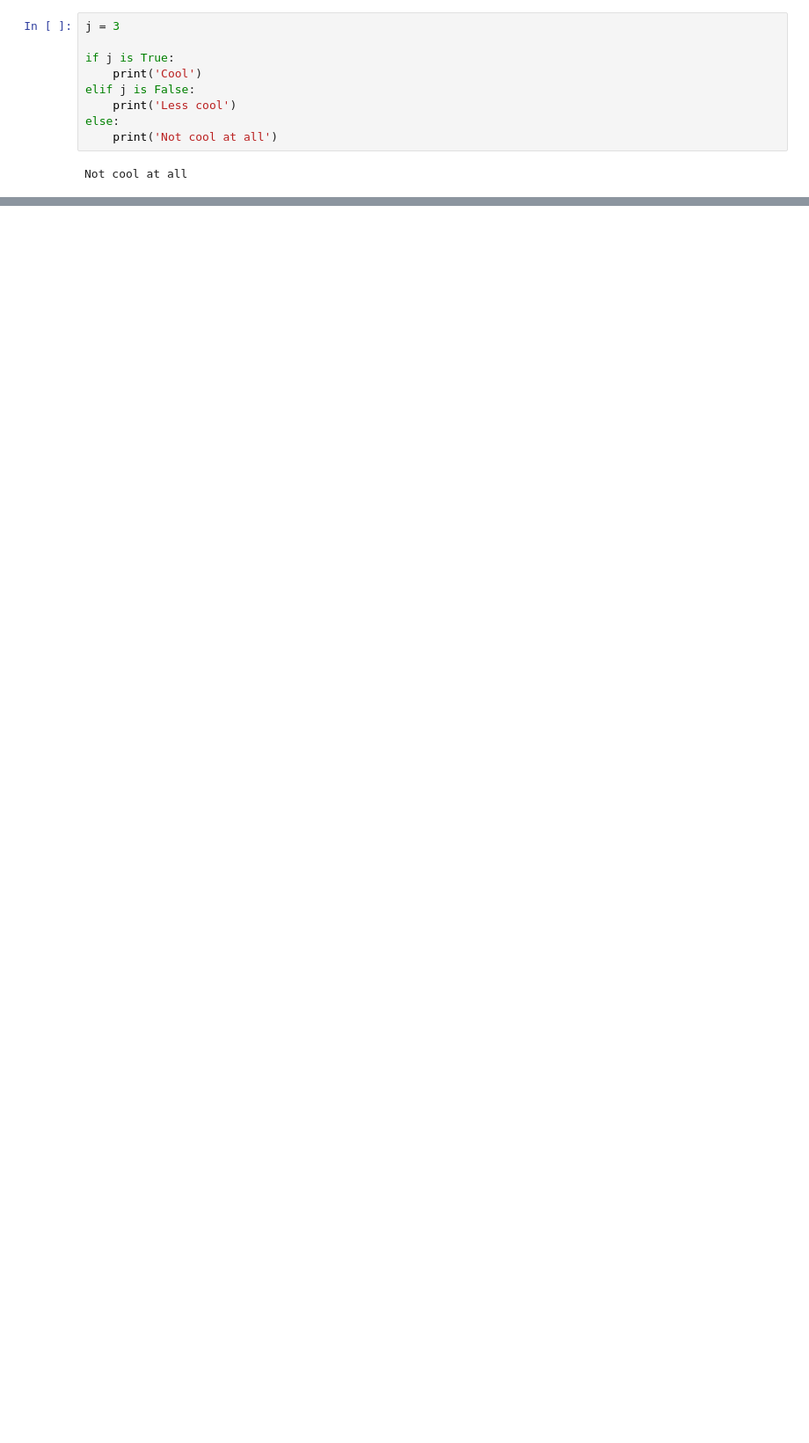
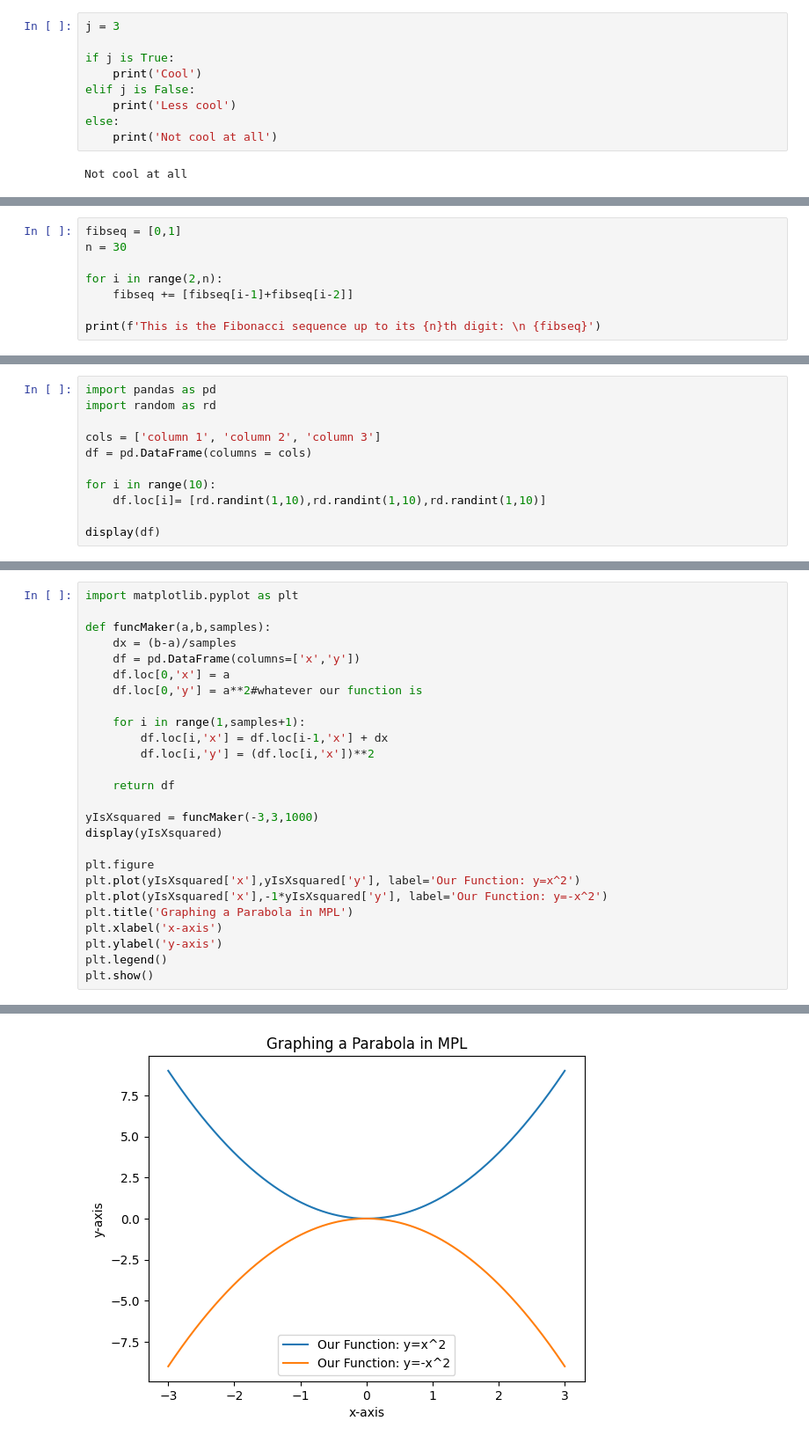
Before and after one commit to Tartertx/MIMF-Fall-2025, a Jupyter notebook: introProg.ipynb, the cells around one changed output, grey strips where cells are left out. Shown: that part at 88% size. Saved outputs shown, nothing was run; the diff lists cells and outputs as text; blank space fills up the shorter version.

```diff
--- a/introProg.ipynb
+++ b/introProg.ipynb
@@ -156,0 +154,8 @@ print(elist)
+# %%
+fibseq = [0,1]
+n = 30
+
+for i in range(2,n):
+    fibseq += [fibseq[i-1]+fibseq[i-2]]
+
+print(f'This is the Fibonacci sequence up to its {n}th digit: \n {fibseq}')
@@ -156,0 +213,11 @@ print(elist)
+# %%
+import pandas as pd
+import random as rd
+
+cols = ['column 1', 'column 2', 'column 3']
+df = pd.DataFrame(columns = cols)
+
+for i in range(10):
+    df.loc[i]= [rd.randint(1,10),rd.randint(1,10),rd.randint(1,10)]
+
+display(df)
@@ -156,0 +349,27 @@ print(elist)
+# %%
+import matplotlib.pyplot as plt
+
+def funcMaker(a,b,samples):
+    dx = (b-a)/samples
+    df = pd.DataFrame(columns=['x','y'])
+    df.loc[0,'x'] = a
+    df.loc[0,'y'] = a**2#whatever our function is
+
+    for i in range(1,samples+1):
+        df.loc[i,'x'] = df.loc[i-1,'x'] + dx
+        df.loc[i,'y'] = (df.loc[i,'x'])**2
+
+    return df
+
+yIsXsquared = funcMaker(-3,3,1000)
+display(yIsXsquared)
+
+plt.figure
+plt.plot(yIsXsquared['x'],yIsXsquared['y'], label='Our Function: y=x^2')
+plt.plot(yIsXsquared['x'],-1*yIsXsquared['y'], label='Our Function: y=-x^2')
+plt.title('Graphing a Parabola in MPL')
+plt.xlabel('x-axis')
+plt.ylabel('y-axis')
+plt.legend()
+plt.show()
+# %% [output]
@@ -156,0 +389 @@ print(elist)
+[figure, added]
```
Also changed, not shown: parts of 25 cells of this notebook.
